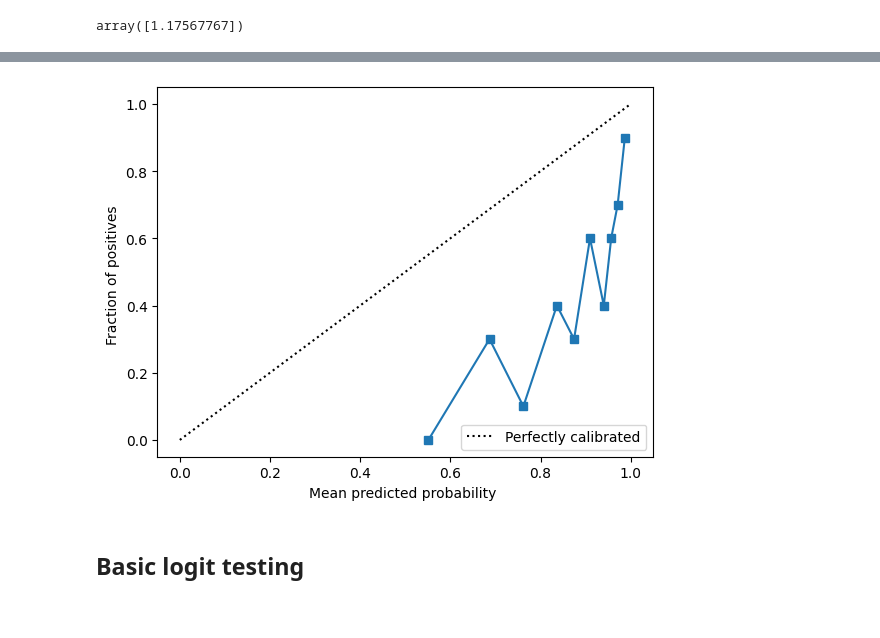
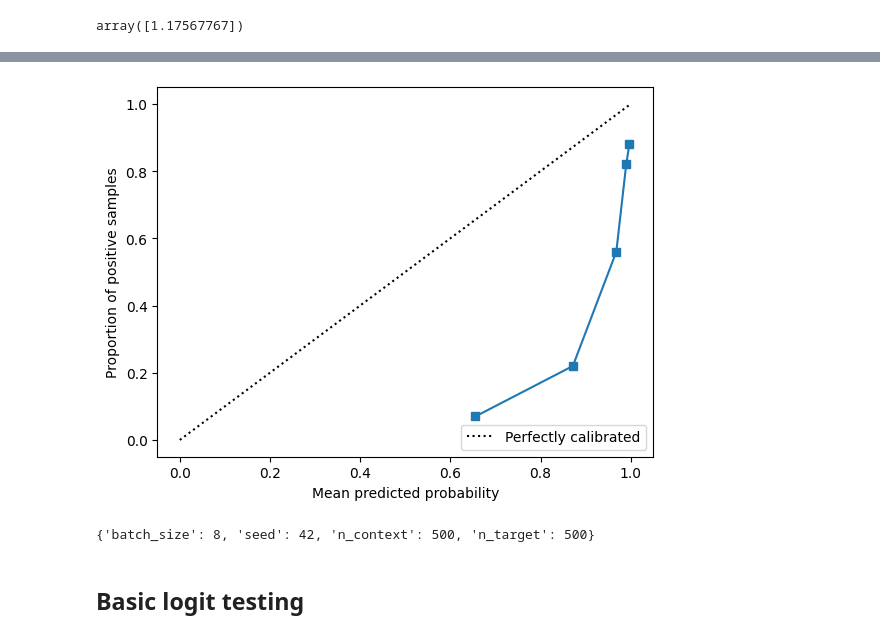
Before and after one commit to jrudoler/in-context-calibration, a Jupyter notebook: test.ipynb, the cells around one changed output, grey strips where cells are left out. Cells and saved outputs as stored; diff of their text form; code cells hidden in the pictures.

Commit message:
updates with batching, 1B and 3B

```diff
--- a/test.ipynb
+++ b/test.ipynb
@@ -326,19 +304 @@ target_samples = sst2_test.sample(100, seed=42)
 target_messages = create_few_shot_sst2_messages(context_samples, target_samples)
-# %%
-test_preds = []
-test_probs = []
-for i, messages in enumerate(target_messages):
-    prompt = tokenizer.apply_chat_template(
-        messages, tokenize=True, add_generation_prompt=True, return_tensors="pt"
-    ).to("cuda")
-    outputs = model.generate(
-        prompt, max_new_tokens=10, output_scores=True, output_logits=True, renormalize_logits=True
-    )
-    pred = tokenizer.decode(outputs['sequences'][0][-2:], skip_special_tokens=True)
-    prob = torch.softmax(outputs['logits'][0], dim=-1).max().cpu().item()
-    test_preds.append(int(pred))
-    test_probs.append(prob)
-    # print("##########################")
-    # print(messages[-1])
-    # print(tokenizer.decode(outputs['sequences'][0][-2:], skip_special_tokens=True))
-    # print(target_samples[i]['label'])
@@ -351,0 +305,10 @@ np.float64(0.85)
+# %%
+string_batch = tokenizer.apply_chat_template(
+    target_messages[5:10], tokenize=False, add_generation_prompt=True, padding=True
+)
+# use batch_encode_plus to get the attention mask as well
+batch_tokens = tokenizer.batch_encode_plus(string_batch, return_tensors="pt", padding=True).to(device)
+outputs = model.generate(**batch_tokens, max_new_tokens=10, output_logits=True, renormalize_logits=False)
+print(outputs["sequences"][:, -2])
+print(batch_tokens["input_ids"][:, -20:])
+print(outputs["logits"])
@@ -351,0 +333,5 @@ np.float64(0.85)
+# %%
+# build a dataloader
+dataset = SST2Dataset(target_messages)
+# enable mapping to device
+loader = DataLoader(dataset, batch_size=config["batch_size"], shuffle=False, collate_fn=lambda x: x)
@@ -352,11 +393,17 @@ np.float64(0.85)
 # %%
-import matplotlib.pyplot as plt
-from sklearn.calibration import calibration_curve, CalibrationDisplay
-prob_true, prob_pred = calibration_curve(test_labels, test_probs, n_bins=10, strategy="quantile")
+n_bins = 5
+prob_true, prob_pred = calibration_curve(test_labels, test_probs, n_bins=n_bins, strategy="quantile")
 CalibrationDisplay(prob_true, prob_pred, "SST-2").plot()
+plt.ylabel("Proportion of positive samples")
+plt.xlabel("Mean predicted probability")
+plt.savefig(f"figures/reliability_diagram_{n_bins}_bins_{model_id.replace('/', '_')}.png")
 plt.show()
 # %% [output]
-[figure, old version]
+[figure, new version]
+# %%
+pd.read_pickle("results/sst2_test_meta-llama_Llama-3.2-1B-Instruct.pkl")
+# %% [output]
+{'batch_size': 8, 'seed': 42, 'n_context': 500, 'n_target': 500}
 # %% [markdown]
 ## Basic logit testing
 # %%
```
Also changed, not shown: parts of 35 cells of this notebook, 11 other files.
